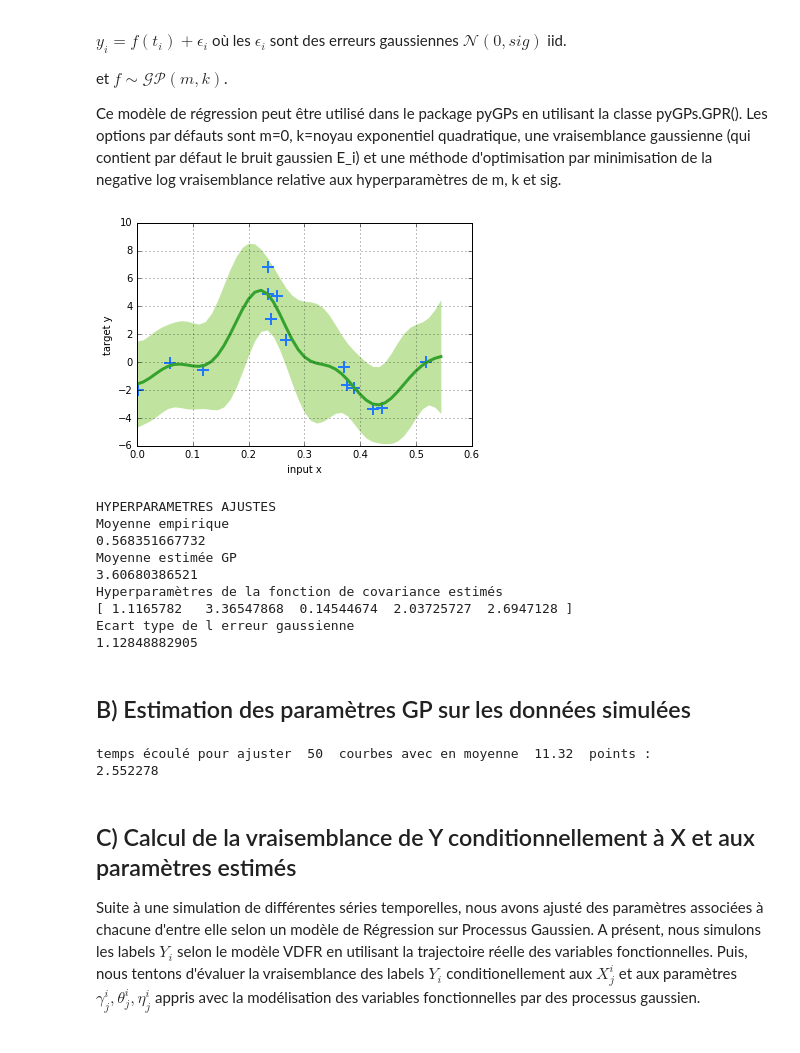
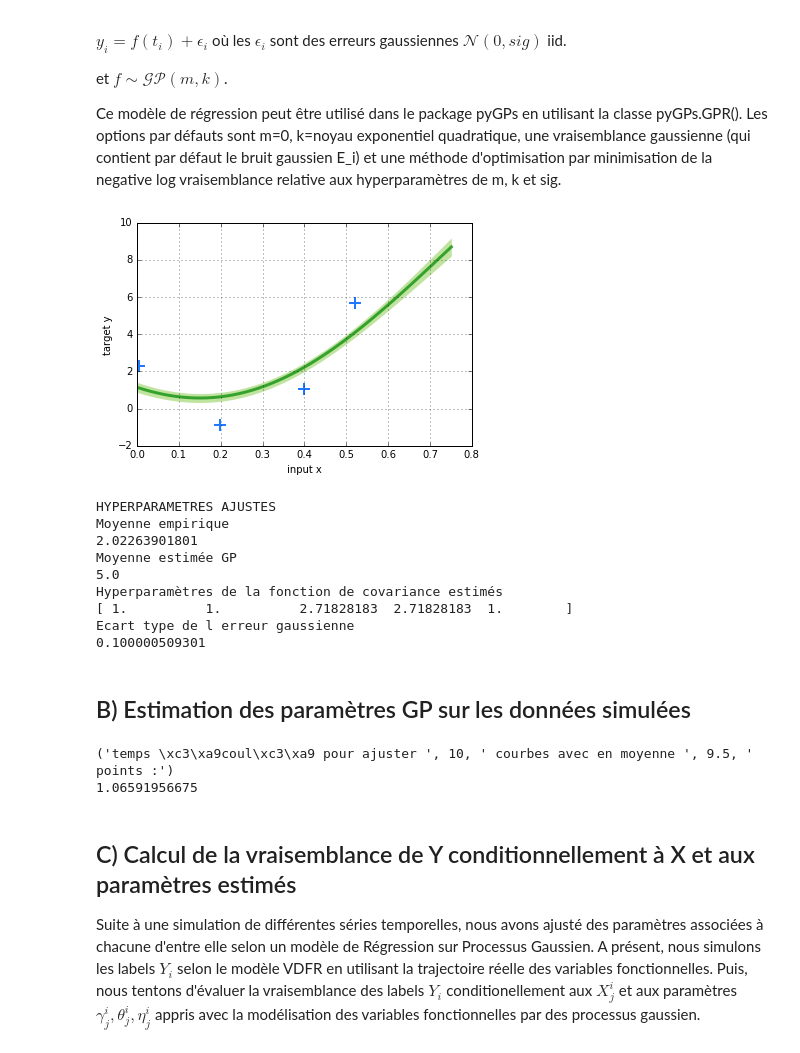
Before and after one commit to ChrisBotella/GPVDFR, a Jupyter notebook: Test2step.ipynb, the cells around one changed output. Drawn from its saved outputs; the diff is of its cells as text; code cells hidden in the pictures.

```diff
--- a/Test2step.ipynb
+++ b/Test2step.ipynb
@@ -15,22 +15,23 @@ import pylab as pl
 import math as ma
 import time
 %matplotlib inline
-b=Base(np.array([1,4])).val(np.array([1,2]))
-
-N=10
-D=5
-n_t_moy=25
-varu1=5
-varu2=2
 
 
+
+N=1000
+D=1
+n_t_moy=10
+varu=5
+Gamma=0.1
 # Simulation des temps
 (T,L,M_nt)=temps(N,D,n_t_moy)
-(U,V1,V2)=X_Params(varu1,varu2,N,D)
+(U,V1,V2)=X_Params(varu,N,D)
 vec=np.reshape(M_nt,(N*D,1))
 
 fig1 = plt.figure().add_subplot(111)
 fig1.hist(vec,bins=20)
+fig2 = plt.figure().add_subplot(111)
+fig2.hist(T,bins=20)
 
 
 # Exemple de signe vital simulé
@@ -40,8 +41,9 @@ X=X_fonc(t,U[0,0],V1[0,0,:],V2[0,0,:])
 fig2 = plt.figure().add_subplot(111)
 fig2.plot(t,X.val())
 
+
 #plt.savefig("Ftraj.png")
-Xdata=X_obs(U,V1,V2,L)
+Xdata=X_obs(U,V1,V2,L,std=Gamma)
 fig2.plot(L[0][0],Xdata[0][0],marker="d",markersize=10,linestyle="none")
 fig2.plot(T[0],Xdata[0][0][len(Xdata[0][0])-1],marker="s",markersize=5,color="r")
 #plt.savefig("Xobs.png")
@@ -107,7 +109,7 @@ Ce modèle de régression peut être utilisé dans le package pyGPs en utilisant
 import pyGPs
 
 # Données choisies pour l'exemple
-idv=2
+idv=1
 par=0
 
 x=np.asarray(L[idv][par])
@@ -115,48 +117,48 @@ y=np.asarray(Xdata[idv][par])
 z=np.linspace(0,T[idv],50)
 
 moy=np.mean(y)
 
 model = pyGPs.GPR()  # GP regression
 # Spécification du modèle (Celles ci sont facultatives car elles correspondent aux paramètres par défaut de pyGPs.GPR)
 # On définit la forme et les paramètres initiaux de la fonction de covariance du prior GP
 k1=pyGPs.cov.RBF(log_ell=0.0, log_sigma=0.0)
 k2=pyGPs.cov.Periodic(log_ell=0., log_p=0., log_sigma=0.)
 k=pyGPs.cov.SumOfKernel(k1,k2)
 # Evaluation d'un scalaire par la fonction
 # Evaluation d'un array
 m=pyGPs.mean.Const() # Fonction moyenne du GP (Ici constante nulle)
 model.setPrior(mean=m,kernel=k)
 model.setNoise(log_sigma=-2.30258)# On peut aussi donner une valeur initiale pour la variance de l'erreur (0.1 ici)
 
 # Inférence
 model.getPosterior(x, y) # fit default model (mean zero & rbf kernel) with data
-model.optimize(x, y)     # optimize hyperparamters (default optimizer: single run minimize of gaussian likelihood)
+#model.optimize(x, y)     # optimize hyperparamters (default optimizer: single run minimize of gaussian likelihood)
 model.predict(z)         # predict test cases
 model.plot()             # and plot result
 
 # Extraction des hyperparamètres optimisés
 print('HYPERPARAMETRES AJUSTES')
 print('Moyenne empirique')
-print moy
+print(moy)
 print('Moyenne estimée GP')
-print model.meanfunc.hyp[0]
+print(model.meanfunc.hyp[0])
 print('Hyperparamètres de la fonction de covariance estimés')
-print np.exp(model.covfunc.hyp)
+print(np.exp(model.covfunc.hyp))
 print('Ecart type de l erreur gaussienne')
-print np.exp(model.likfunc.hyp)[0]
+print(np.exp(model.likfunc.hyp)[0])
 # Voir la page détaillant les entrées des fonctions pour plus de détails sur les hyperparamètres avec d'autres modèles
 # http://www-ai.cs.uni-dortmund.de/weblab/static/api_docs/pyGPs/Default.html
 # %% [output]
-[figure, old version]
+[figure, new version]
 HYPERPARAMETRES AJUSTES
 Moyenne empirique
-0.568351667732
+2.02263901801
 Moyenne estimée GP
-3.60680386521
+5.0
 Hyperparamètres de la fonction de covariance estimés
-[ 1.1165782   3.36547868  0.14544674  2.03725727  2.6947128 ]
+[ 1.          1.          2.71828183  2.71828183  1.        ]
 Ecart type de l erreur gaussienne
-1.12848882905
+0.100000509301
 # %% [markdown]
 ## B) Estimation des paramètres GP sur les données simulées
 # %%
@@ -183,11 +185,11 @@ for i in range(N):
 tps2 = time.clock()
 
 nobs_moy=np.mean(M_nt)
-print "temps écoulé pour ajuster ", N*D ," courbes avec en moyenne " , nobs_moy, " points :"
+print("temps écoulé pour ajuster ", N*D ," courbes avec en moyenne " , nobs_moy, " points :")
 print(tps2 - tps1)
 # %% [output]
-temps écoulé pour ajuster  50  courbes avec en moyenne  11.32  points :
-2.552278
+('temps \xc3\xa9coul\xc3\xa9 pour ajuster ', 10, ' courbes avec en moyenne ', 9.5, ' points :')
+1.06591956675
 # %% [markdown]
 ## C) Calcul de la vraisemblance de Y conditionnellement à X et aux paramètres estimés
 
```
Also changed, not shown: parts of 36 cells of this notebook, 6 other files.
